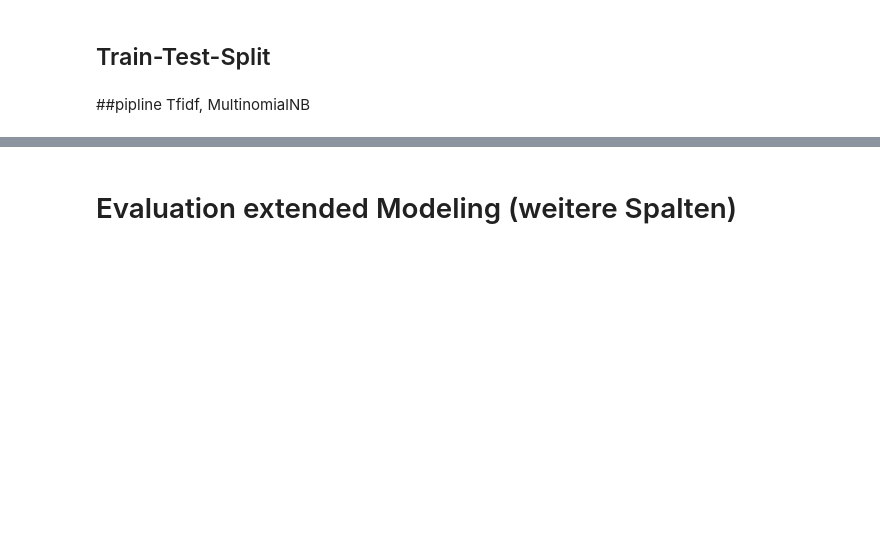
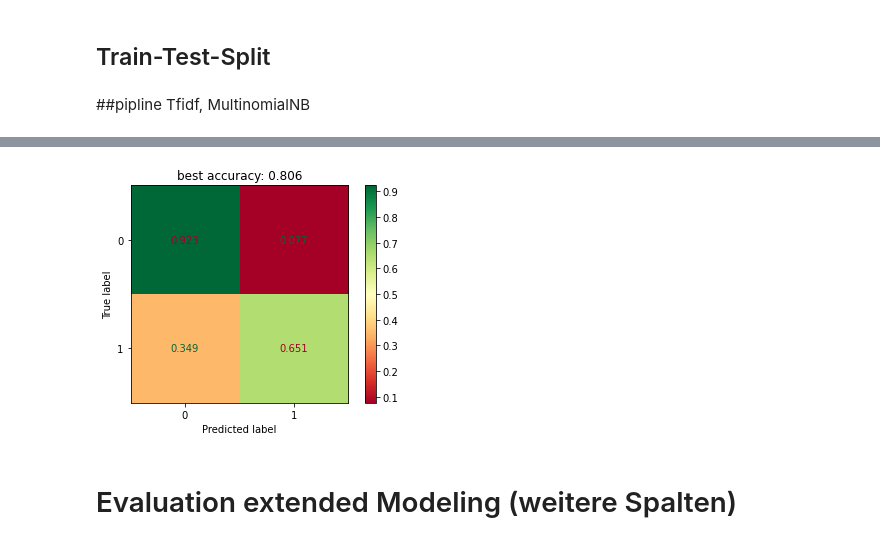
Before and after one commit to TTD-JPO/TDD-project, a Jupyter notebook: Main_TweetDisasterDetection.ipynb, the cells around one changed output, grey strips where cells are left out. Drawn from its saved outputs; the diff is of its cells as text; code cells hidden in the pictures; blank space fills up the shorter version.

```diff
--- a/Main_TweetDisasterDetection.ipynb
+++ b/Main_TweetDisasterDetection.ipynb
@@ -282,23 +439,27 @@ plt.show()
 # %%
-df = disaster_tweets.copy()
+#df = disaster_tweets.copy()
+df = my_df_text_mining(disaster_tweets.copy(), 'text')
+#### filtering numvers and special characters
 #### copy for trials
 
 X_train, X_test,\
 y_train, y_test =\
  train_test_split(df["text"],
                   df["target"],
                   test_size=0.2,
                   random_state=314159,
                   stratify=df["target"])
 
 
 #### naive bayes
 pipeMNB = make_pipeline(TfidfVectorizer(ngram_range=(1, 2)), MultinomialNB())
 
 #display( cross_val_score(pipeMNB, X_train, y_train).mean() )
 
 pipeMNB.fit(X_train, y_train)
 
 plot_confusion_matrix(pipeMNB, X_test, y_test, values_format="0.3f", normalize='true', cmap="RdYlGn")
 plt.title(f"best accuracy: { accuracy_score(y_test, pipeMNB.predict(X_test)):0.3f}")
 plt.show()
+# %% [output]
+[figure, added]
```
Also changed, not shown: parts of 30 cells of this notebook.
